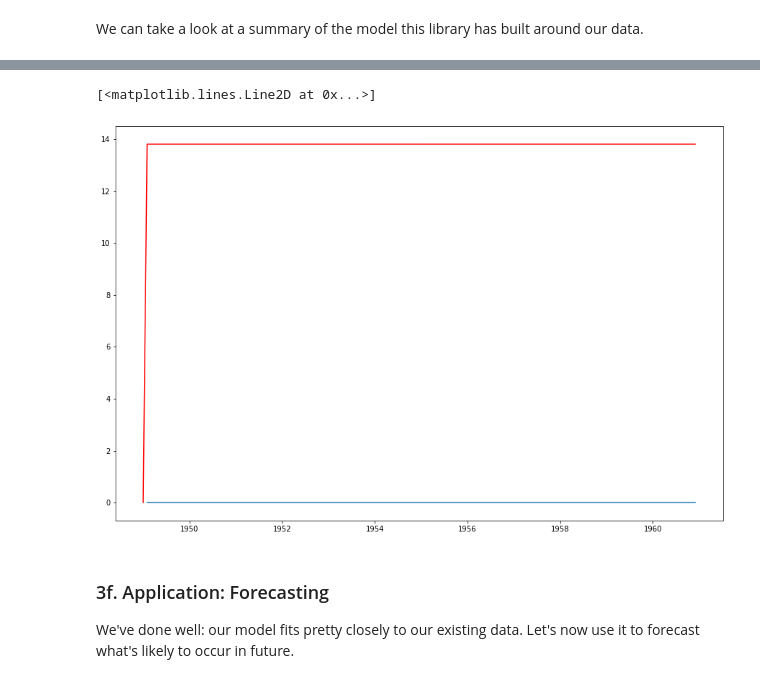
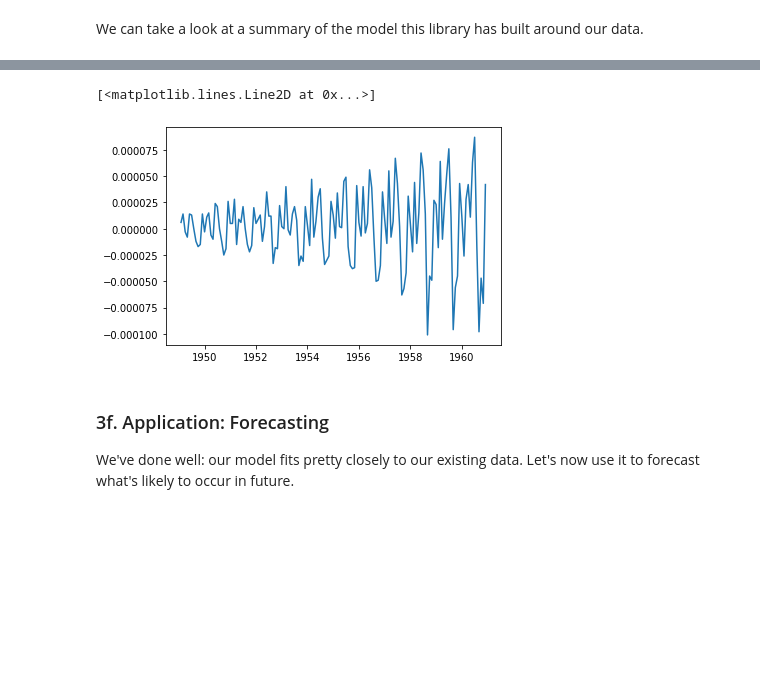
Before and after one commit to devrj12/Springboard, a Jupyter notebook: 1585014009_Cowboys_CigrettesCaseStudy/Cowboys&CigrettesCaseStudy/Cowboy Cigarettes Case Study - Tier 3.ipynb, the cells around one changed output, grey strips where cells are left out. Cells and saved outputs as stored; diff of their text form; code cells hidden in the pictures; blank space fills up the shorter version.

```diff
--- a/1585014009_Cowboys_CigrettesCaseStudy/Cowboys&CigrettesCaseStudy/Cowboy Cigarettes Case Study - Tier 3.ipynb
+++ b/1585014009_Cowboys_CigrettesCaseStudy/Cowboys&CigrettesCaseStudy/Cowboy Cigarettes Case Study - Tier 3.ipynb
@@ -402,10 +418,10 @@ Visualize the original dataset plotted against our model.
 # %%
-plt.figure(figsize=(15,10))
+plt.figure()
 plt.plot(y_log.diff())
-plt.plot(model_fit.predict(), color = 'red')
+#plt.plot(model_fit.predict(), color = 'red')
 # %% [output]
 [<matplotlib.lines.Line2D at 0x...>]
-[figure, old version]
+[figure, new version]
 # %% [markdown]
 ### 3f. Application: Forecasting
 
```
Also changed, not shown: parts of 5 cells of this notebook.
